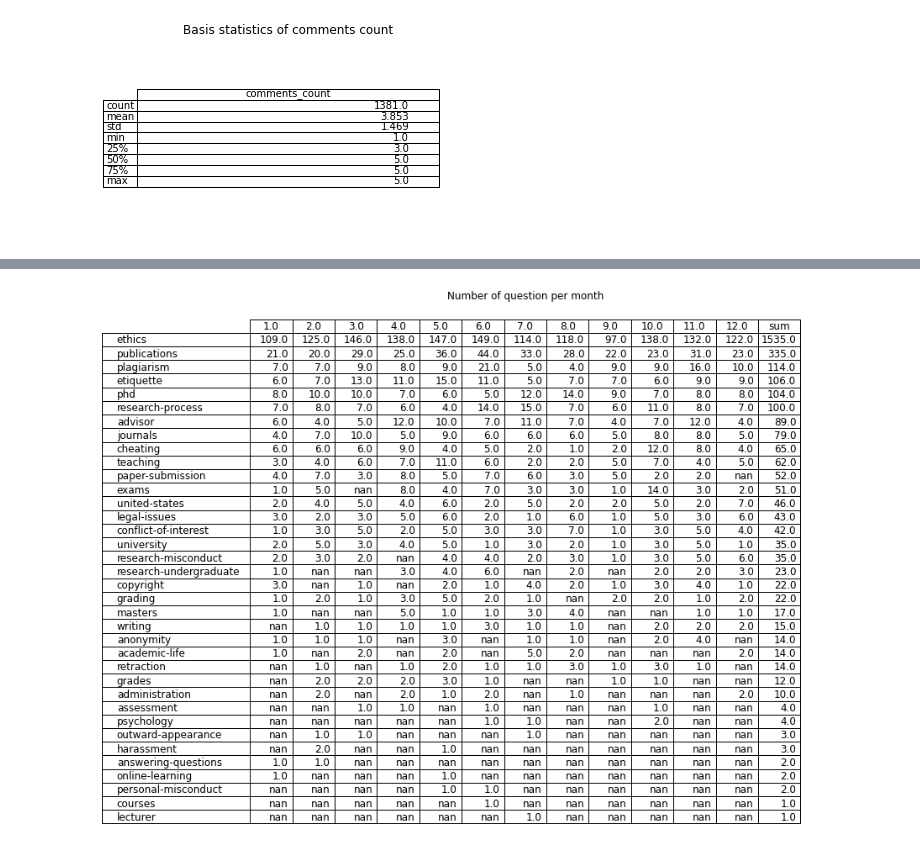
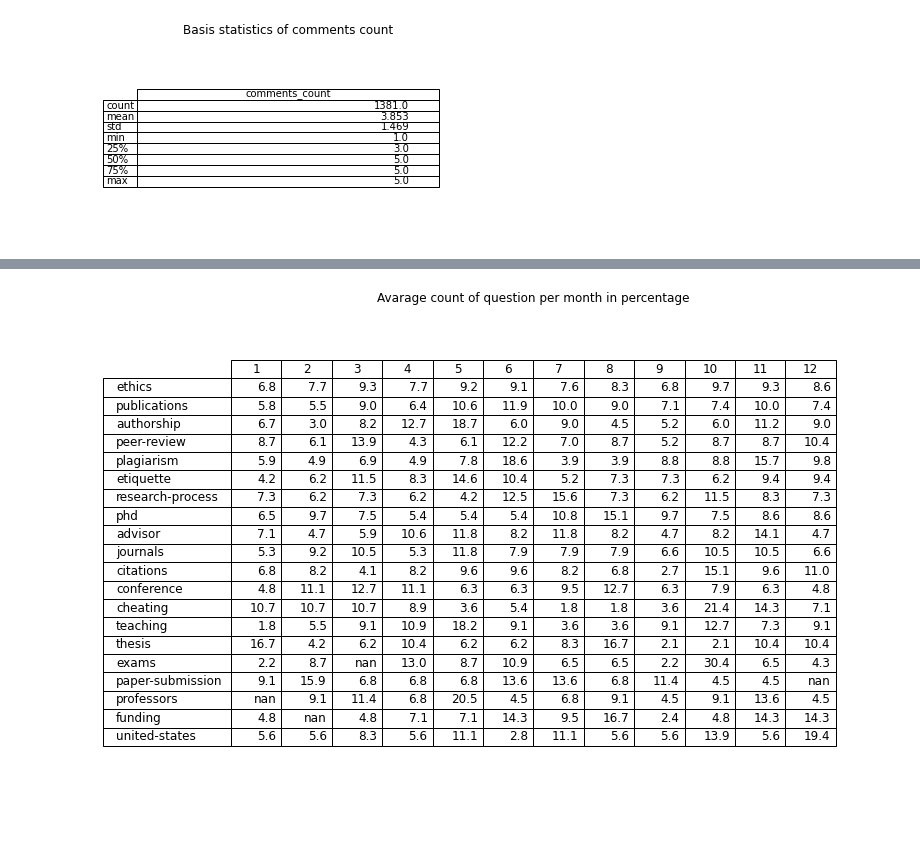
Before and after one commit to xdragolo/topicGroupsAndTimeframesIdentification, a Jupyter notebook: Data_Analysis/general_overview.ipynb, the cells around one changed output, grey strips where cells are left out. Saved outputs shown, nothing was run; the diff lists cells and outputs as text; code cells hidden in the pictures; blank space fills up the shorter version.

```diff
--- a/Data_Analysis/general_overview.ipynb
+++ b/Data_Analysis/general_overview.ipynb
@@ -237,7 +313,7 @@ for a in df.loc[df['closed'] == True]['tags']:
 cnt = collections.Counter(all_tags)
 
 closed = {}
-for w,f in cnt.most_common(top):
+for w,f in cnt.most_common()[:top]:
     closed[w] = f
 
 closed_ratio = pd.DataFrame(index = closed.keys())
@@ -245,16 +321,19 @@ closed_value = [v for k,v in closed.items()]
 all_value = [ cnt_all[k] for k in closed.keys()]
 closed_ratio['closed'] = closed_value
 closed_ratio['count'] = all_value
+closed_ratio = closed_ratio.sort_values(by='closed', ascending = False)
+
 closed_ratio['ratio_closed[%]'] = round(closed_ratio['closed']/closed_ratio['count'] *100,3)
 closed_ratio = closed_ratio.sort_values(by='ratio_closed[%]', ascending = False)
 
+closed_ratio
 
 plt.figure(figsize=(4,8))
 ax = plt.subplot(111, frame_on=False) # no visible frame
 ax.xaxis.set_visible(False)  # hide the x axis
 ax.yaxis.set_visible(False)  # hide the y axis
 
-t = table(ax, closed_ratio['ratio_closed[%]'],loc = 'center')  # where df is your data frame
+t = table(ax, np.round(closed_ratio['ratio_closed[%]'],1),loc = 'center')  # where df is your data frame
 t.set_fontsize(10)
 t.scale(1.5, 1.5)
 plt.subplots_adjust(left=0.2, bottom=0.2,)
@@ -594,19 +671,23 @@ for t in list(set(all_tags)):
     number_per_year_df = number_per_year_df.append(one_record)
 
 number_per_year_df = number_per_year_df.sort_index(axis=1)
+cols = number_per_year_df.columns
 number_per_year_df['sum'] = number_per_year_df.sum(axis=1)
 number_per_year_df= number_per_year_df.sort_values(by='sum', ascending = False)
+number_per_year_df = number_per_year_df[cols].div(number_per_year_df['sum'], axis=0)
+
 
 
 plt.figure(figsize=(10,13))
 ax = plt.subplot(111, frame_on=False) # no visible frame
 ax.xaxis.set_visible(False)  # hide the x axis
 ax.yaxis.set_visible(False)  # hide the y axis
-t = table(ax,  number_per_year_df,loc = 'center',)
+t = table(ax, np.round(number_per_year_df,3),loc = 'center',)
 t.set_fontsize(12)# where df is your data frame
 t.scale(1,1.5)
 plt.subplots_adjust(left=0.2, bottom=0.2)
 
-plt.title('Number of question per year')
+
+plt.title('Number of question per year in percentage')
 plt.savefig('./figures/number_of_question_per_year_for_every_tag.png', bbox_inches='tight')
 # %% [output]
@@ -614,23 +695,28 @@ plt.savefig('./figures/number_of_question_per_year_for_every_tag.png', bbox_inch
 # %%
-number_per_month_df = pd.DataFrame()
-for t in list(set(all_tags)):
-    one_record  = df.loc[df.apply(lambda x :  t in x['tags'],axis=1)]['title'].rename(t).groupby([df.asked.dt.month]).agg('count')
-    number_per_month_df = number_per_month_df.append(one_record)
+avg_per_month_df = pd.DataFrame()
+for t in n_most_frequent_tags.tolist():
+    one_record  = limited.loc[limited.apply(lambda x :  t in x['tags'],axis=1)]['title'].rename(t).groupby([limited.asked.dt.month]).agg('count')
+    avg_per_month_df = avg_per_month_df.append(one_record)
 
-number_per_month_df = number_per_month_df.sort_index(axis=1)
-number_per_month_df['sum'] = number_per_month_df.sum(axis=1)
-number_per_month_df= number_per_month_df.sort_values(by='sum', ascending = False)
+avg_per_month_df = avg_per_month_df.sort_index(axis=1)
+cols = avg_per_month_df.columns
+avg_per_month_df['sum'] = avg_per_month_df.sum(axis=1)
+avg_per_month_df= avg_per_month_df.sort_values(by='sum', ascending = False)
+avg_per_month_df = (avg_per_month_df[cols].div(avg_per_month_df['sum'], axis=0))*100
 
 
-plt.figure(figsize=(13,13))
+
+plt.figure(figsize=(10,10))
 ax = plt.subplot(111, frame_on=False) # no visible frame
 ax.xaxis.set_visible(False)  # hide the x axis
 ax.yaxis.set_visible(False)  # hide the y axis
-t = table(ax,  number_per_month_df,loc = 'center',)
+t = table(ax, np.round(avg_per_month_df,1),loc = 'center',)
 t.set_fontsize(12)# where df is your data frame
-t.scale(1,1.5)
+t.scale(1.2,1.7)
 plt.subplots_adjust(left=0.2, bottom=0.2)
-plt.title('Number of question per month')
-plt.savefig('./figures/number_of_question_per_month_for_every_tag.png', bbox_inches='tight')
+
+
+plt.title('Avarage count of question per month in percentage')
+plt.savefig('./figures/avarege_amount_of_question_per_month.png', bbox_inches='tight')
 # %% [output]
-[figure, old version]
+[figure, new version]
```
Also changed, not shown: parts of 15 cells of this notebook, 13 other files.
